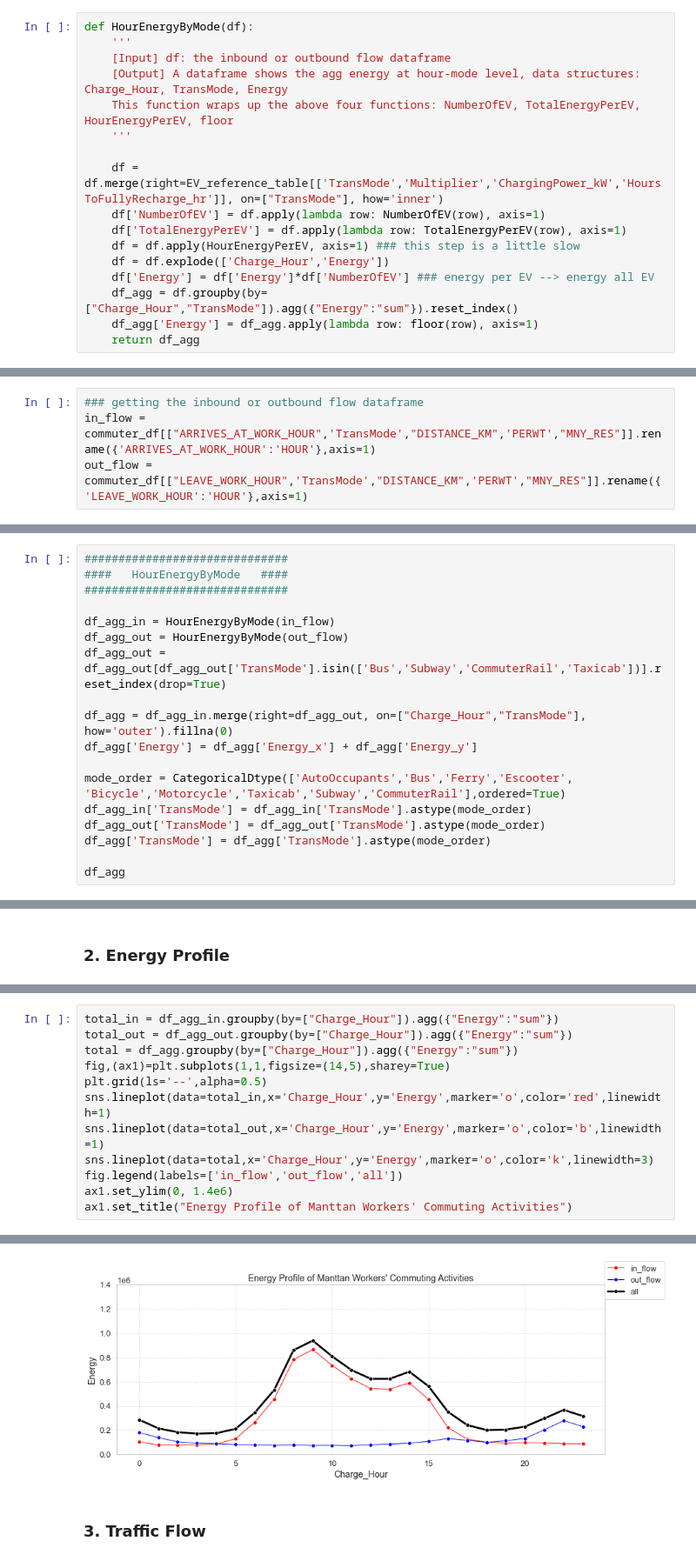
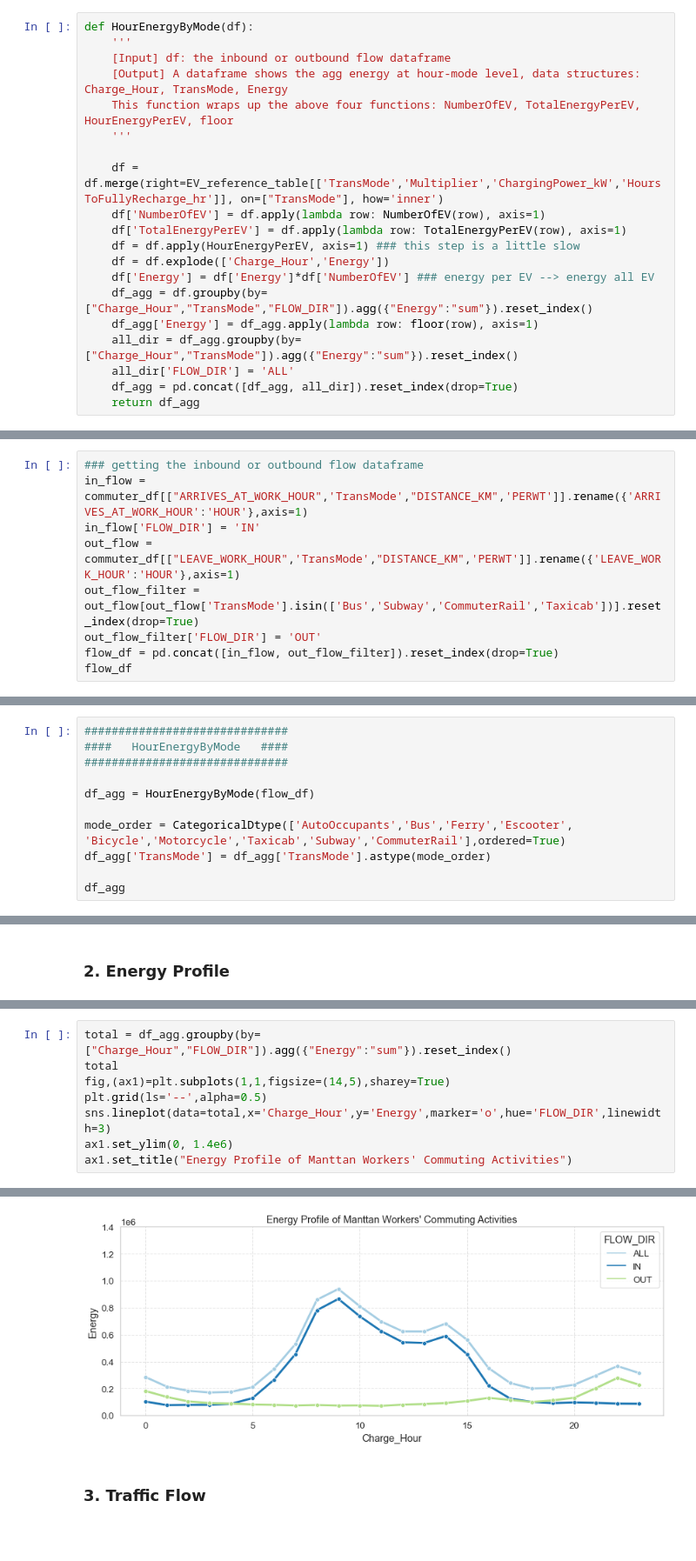
Before and after one commit to BNewborn/mobility-electrification, a Jupyter notebook: 04_ElectricalInfrastructureModel/ElectricalModel_Steps.ipynb, the cells around one changed output, grey strips where cells are left out. Shown at 87% size. Drawn from its saved outputs; the diff is of its cells as text; blank space fills up the shorter version.

```diff
--- a/04_ElectricalInfrastructureModel/ElectricalModel_Steps.ipynb
+++ b/04_ElectricalInfrastructureModel/ElectricalModel_Steps.ipynb
@@ -106,8 +106,11 @@ def HourEnergyByMode(df):
     df = df.apply(HourEnergyPerEV, axis=1) ### this step is a little slow
     df = df.explode(['Charge_Hour','Energy'])
     df['Energy'] = df['Energy']*df['NumberOfEV'] ### energy per EV --> energy all EV
-    df_agg = df.groupby(by=["Charge_Hour","TransMode"]).agg({"Energy":"sum"}).reset_index()
+    df_agg = df.groupby(by=["Charge_Hour","TransMode","FLOW_DIR"]).agg({"Energy":"sum"}).reset_index()
     df_agg['Energy'] = df_agg.apply(lambda row: floor(row), axis=1)
+    all_dir = df_agg.groupby(by=["Charge_Hour","TransMode"]).agg({"Energy":"sum"}).reset_index()
+    all_dir['FLOW_DIR'] = 'ALL'
+    df_agg = pd.concat([df_agg, all_dir]).reset_index(drop=True)
     return df_agg
 # %% [markdown]
 ### HOW TO RUN
@@ -150,5 +153,10 @@ commuter_df['excludingfromMNY'] = excludingfromMNY(commuter_df,pct_escooter_N=20
 commuter_df = commuter_df[commuter_df['excludingfromMNY']==0].reset_index(drop=True)
 # %%
 ### getting the inbound or outbound flow dataframe
-in_flow = commuter_df[["ARRIVES_AT_WORK_HOUR",'TransMode',"DISTANCE_KM",'PERWT',"MNY_RES"]].rename({'ARRIVES_AT_WORK_HOUR':'HOUR'},axis=1)
-out_flow = commuter_df[["LEAVE_WORK_HOUR",'TransMode',"DISTANCE_KM",'PERWT',"MNY_RES"]].rename({'LEAVE_WORK_HOUR':'HOUR'},axis=1)
+in_flow = commuter_df[["ARRIVES_AT_WORK_HOUR",'TransMode',"DISTANCE_KM",'PERWT']].rename({'ARRIVES_AT_WORK_HOUR':'HOUR'},axis=1)
+in_flow['FLOW_DIR'] = 'IN'
+out_flow = commuter_df[["LEAVE_WORK_HOUR",'TransMode',"DISTANCE_KM",'PERWT']].rename({'LEAVE_WORK_HOUR':'HOUR'},axis=1)
+out_flow_filter = out_flow[out_flow['TransMode'].isin(['Bus','Subway','CommuterRail','Taxicab'])].reset_index(drop=True)
+out_flow_filter['FLOW_DIR'] = 'OUT'
+flow_df = pd.concat([in_flow, out_flow_filter]).reset_index(drop=True)
+flow_df
@@ -157,16 +179,9 @@ out_flow = commuter_df[["LEAVE_WORK_HOUR",'TransMode',"DISTANCE_KM",'PERWT',"MNY
 ####   HourEnergyByMode   ####
 ##############################
 
-df_agg_in = HourEnergyByMode(in_flow)
-df_agg_out = HourEnergyByMode(out_flow)
-df_agg_out = df_agg_out[df_agg_out['TransMode'].isin(['Bus','Subway','CommuterRail','Taxicab'])].reset_index(drop=True)
-
-df_agg = df_agg_in.merge(right=df_agg_out, on=["Charge_Hour","TransMode"], how='outer').fillna(0)
-df_agg['Energy'] = df_agg['Energy_x'] + df_agg['Energy_y']
+df_agg = HourEnergyByMode(flow_df)
 
 mode_order = CategoricalDtype(['AutoOccupants','Bus','Ferry','Escooter', 'Bicycle','Motorcycle','Taxicab','Subway','CommuterRail'],ordered=True)
-df_agg_in['TransMode'] = df_agg_in['TransMode'].astype(mode_order)
-df_agg_out['TransMode'] = df_agg_out['TransMode'].astype(mode_order)
 df_agg['TransMode'] = df_agg['TransMode'].astype(mode_order)
 
 df_agg
@@ -248,20 +267,16 @@ ax3.set_title("Hourly Energy by Modes - all")
 Text(0.5, 1.0, 'Hourly Energy by Modes - all')
 [figure]
 # %%
-total_in = df_agg_in.groupby(by=["Charge_Hour"]).agg({"Energy":"sum"})
-total_out = df_agg_out.groupby(by=["Charge_Hour"]).agg({"Energy":"sum"})
-total = df_agg.groupby(by=["Charge_Hour"]).agg({"Energy":"sum"})
+total = df_agg.groupby(by=["Charge_Hour","FLOW_DIR"]).agg({"Energy":"sum"}).reset_index()
+total
 fig,(ax1)=plt.subplots(1,1,figsize=(14,5),sharey=True)
 plt.grid(ls='--',alpha=0.5)
-sns.lineplot(data=total_in,x='Charge_Hour',y='Energy',marker='o',color='red',linewidth=1)
-sns.lineplot(data=total_out,x='Charge_Hour',y='Energy',marker='o',color='b',linewidth=1)
-sns.lineplot(data=total,x='Charge_Hour',y='Energy',marker='o',color='k',linewidth=3)
-fig.legend(labels=['in_flow','out_flow','all'])
+sns.lineplot(data=total,x='Charge_Hour',y='Energy',marker='o',hue='FLOW_DIR',linewidth=3)
 ax1.set_ylim(0, 1.4e6)
 ax1.set_title("Energy Profile of Manttan Workers' Commuting Activities")
 # %% [output]
 Text(0.5, 1.0, "Energy Profile of Manttan Workers' Commuting Activities")
-[figure, old version]
+[figure, new version]
 # %% [markdown]
 ### 3. Traffic Flow
 # %%
```
Also changed, not shown: parts of 6 cells of this notebook, 1 other file.
